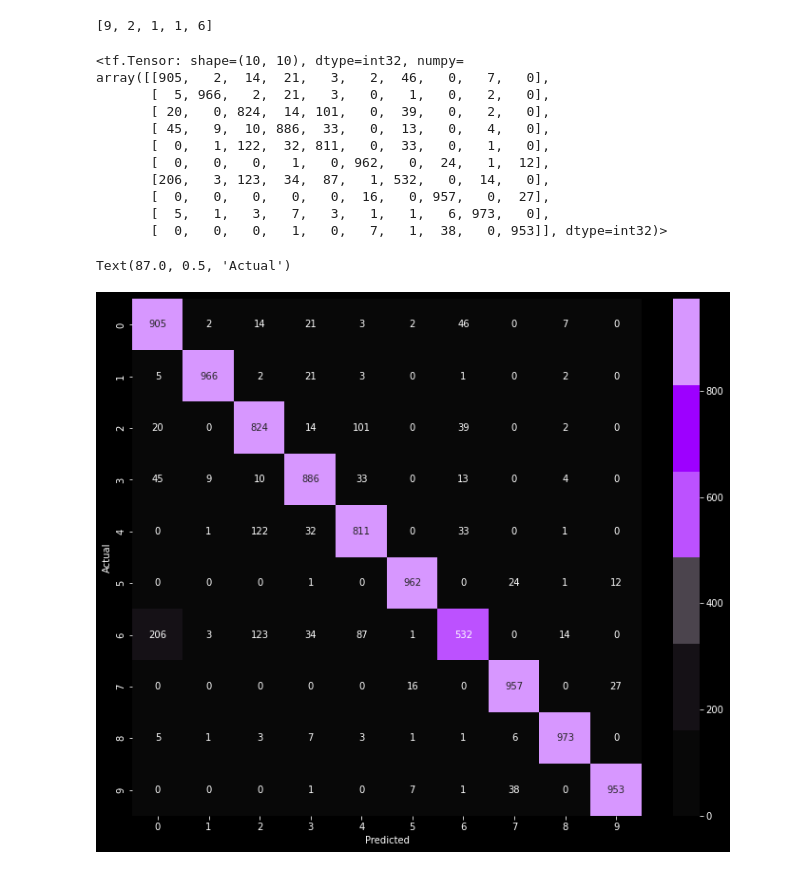
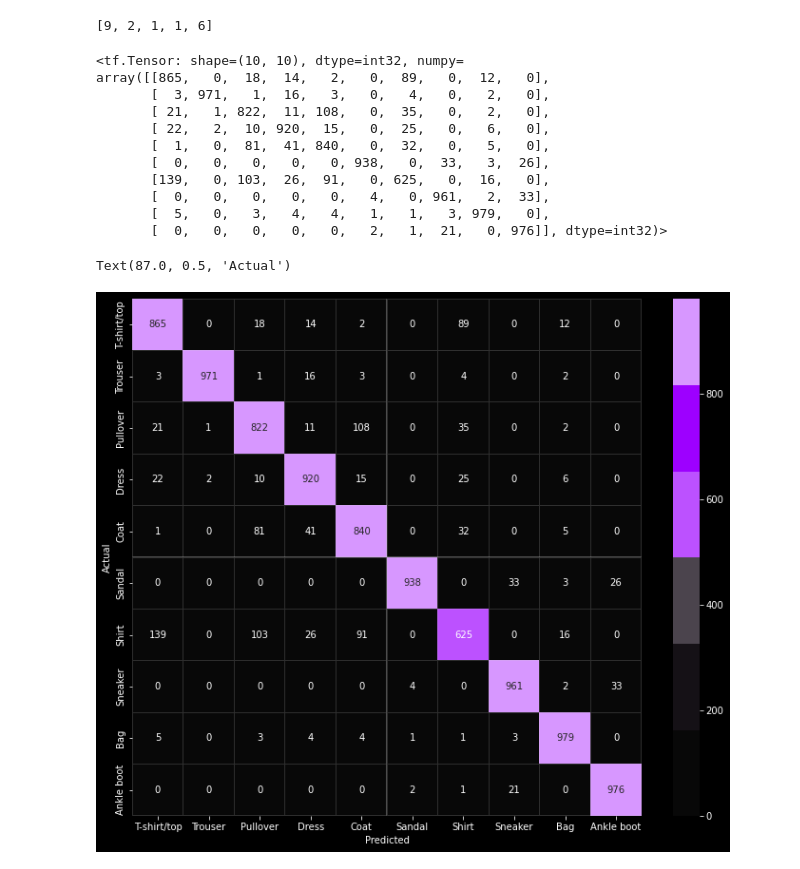
Before and after one commit to dasdebjeet/data_science, a Jupyter notebook: Deep Learning/Neural Network using Fashion MNIST dataset.ipynb, the cells around one changed output. Cells and saved outputs as stored; diff of their text form; code cells hidden in the pictures.

```diff
--- a/Deep Learning/Neural Network using Fashion MNIST dataset.ipynb
+++ b/Deep Learning/Neural Network using Fashion MNIST dataset.ipynb
@@ -157,5 +157,5 @@ model.compile(optimizer='adam',
 # %% [markdown]
 ## <br>Train the Model
 # %%
-model.fit(train_images, train_labels, epochs=5)
+model.fit(train_images, train_labels, epochs=10)
 # %% [output]
@@ -217,24 +227,24 @@ cm = tf.math.confusion_matrix(labels=test_labels, predictions=pred_labels)
 cm
 # %% [output]
 <tf.Tensor: shape=(10, 10), dtype=int32, numpy=
-array([[905,   2,  14,  21,   3,   2,  46,   0,   7,   0],
-       [  5, 966,   2,  21,   3,   0,   1,   0,   2,   0],
-       [ 20,   0, 824,  14, 101,   0,  39,   0,   2,   0],
-       [ 45,   9,  10, 886,  33,   0,  13,   0,   4,   0],
-       [  0,   1, 122,  32, 811,   0,  33,   0,   1,   0],
-       [  0,   0,   0,   1,   0, 962,   0,  24,   1,  12],
-       [206,   3, 123,  34,  87,   1, 532,   0,  14,   0],
-       [  0,   0,   0,   0,   0,  16,   0, 957,   0,  27],
-       [  5,   1,   3,   7,   3,   1,   1,   6, 973,   0],
-       [  0,   0,   0,   1,   0,   7,   1,  38,   0, 953]], dtype=int32)>
+array([[865,   0,  18,  14,   2,   0,  89,   0,  12,   0],
+       [  3, 971,   1,  16,   3,   0,   4,   0,   2,   0],
+       [ 21,   1, 822,  11, 108,   0,  35,   0,   2,   0],
+       [ 22,   2,  10, 920,  15,   0,  25,   0,   6,   0],
+       [  1,   0,  81,  41, 840,   0,  32,   0,   5,   0],
+       [  0,   0,   0,   0,   0, 938,   0,  33,   3,  26],
+       [139,   0, 103,  26,  91,   0, 625,   0,  16,   0],
+       [  0,   0,   0,   0,   0,   4,   0, 961,   2,  33],
+       [  5,   0,   3,   4,   4,   1,   1,   3, 979,   0],
+       [  0,   0,   0,   0,   0,   2,   1,  21,   0, 976]], dtype=int32)>
 # %%
 import seaborn as sns
 plt.figure(figsize=(12,10))
 
 colormap = sns.color_palette([ "#080808", "#151116", "#4b444d", "#bc51ff", "#9d00ff", "#d797ff"])
-sns.heatmap(cm, cmap=colormap, annot=True, fmt='d')
+sns.heatmap(cm, cmap=colormap, annot=True, fmt='d', xticklabels=class_names, yticklabels=class_names, linewidths=0.1, linecolor="#cdcdcd33")
 plt.xlabel("Predicted")
 plt.ylabel("Actual")
 # %% [output]
 Text(87.0, 0.5, 'Actual')
-[figure, old version]
+[figure, new version]
```
Also changed, not shown: parts of 3 cells of this notebook.
